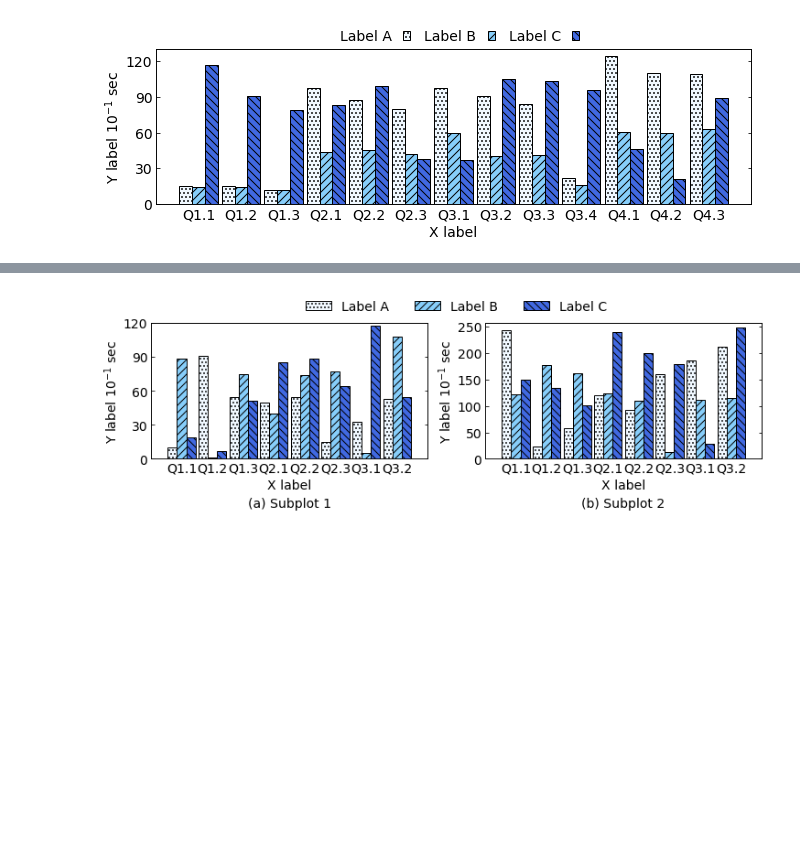
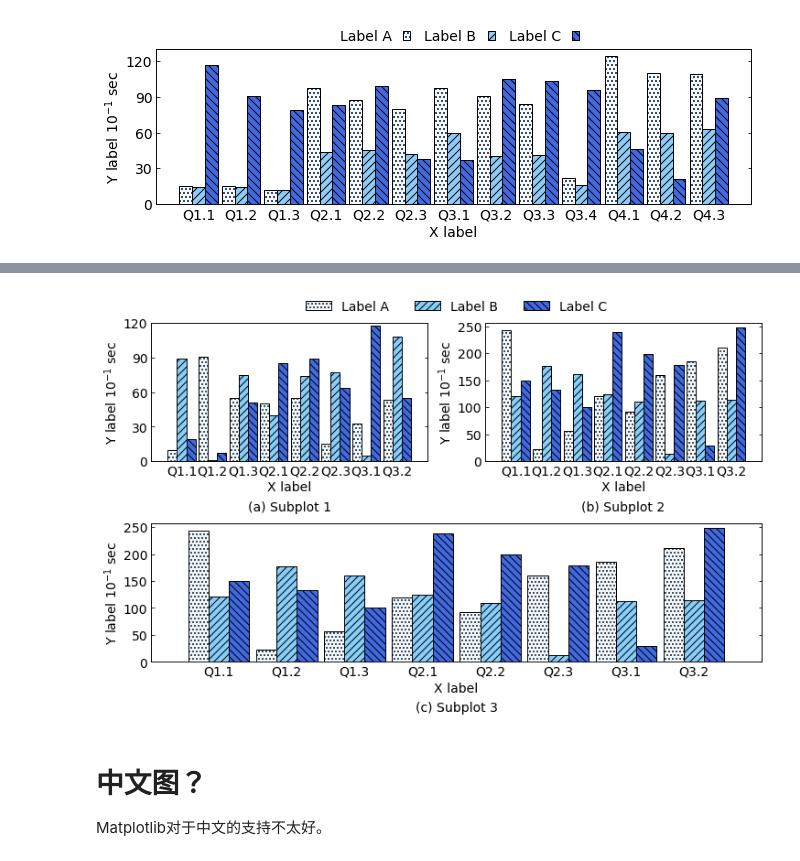
Before and after one commit to jiashu-z/how-to-plot, a Jupyter notebook: plotting-in-python.ipynb, the cells around one changed output, grey strips where cells are left out. Drawn from its saved outputs; the diff is of its cells as text; code cells hidden in the pictures; blank space fills up the shorter version.

Commit message:
add zh and modify subplot

```diff
--- a/plotting-in-python.ipynb
+++ b/plotting-in-python.ipynb
@@ -415,11 +415,11 @@ y5 = np.random.randint(0, 256, 8)
 x6 = np.arange(0, 8, 1)
 y6 = np.random.randint(0, 256, 8)
 # %%
-fig = plt.figure(figsize=[10, 3])
+fig = plt.figure(figsize=[10, 6])
 
 width = 0.3
 
-ax = fig.add_subplot(121)
+ax = fig.add_subplot(221)
 
 ax.bar(x1 - width, y1, width, label='Label A', hatch='...', color='aliceblue', edgecolor='black')
 ax.bar(x2, y2, width, label='Label B', hatch='///', color='lightskyblue', edgecolor='black')
@@ -436,38 +436,63 @@ ax.tick_params(axis='both', direction='in')
 ax.tick_params(axis='x', size=0)
 ax.set_title('(a) Subplot 1', y=-0.4, fontsize=14)
 
-
 ax2 = ax.twinx()
 ax2.set_ylim(0, 120)
 ax2.set_yticks([0, 30, 60, 90, 120], [''] * 5)
 ax2.tick_params(axis='y', direction='in')
 
-ax = fig.add_subplot(122)
+ax = fig.add_subplot(222)
 
-b4 = ax.bar(x4 - width, y4, width, label='Label A', hatch='...', color='aliceblue', edgecolor='black')
-b5 = ax.bar(x5, y5, width, label='Label B', hatch='///', color='lightskyblue', edgecolor='black')
-b6 = ax.bar(x6 + width, y6, width, label='Label C', hatch='\\\\\\', color='royalblue', edgecolor='black')
+ax.bar(x4 - width, y4, width, label='Label A', hatch='...', color='aliceblue', edgecolor='black')
+ax.bar(x5, y5, width, label='Label B', hatch='///', color='lightskyblue', edgecolor='black')
+ax.bar(x6 + width, y6, width, label='Label C', hatch='\\\\\\', color='royalblue', edgecolor='black')
 # ax.legend(fontsize=14, ncol=3, markerscale=0.8, markerfirst=False, frameon=False, handlelength=0.5, columnspacing=1,
 #           loc=[0.3, 1])
 ax.set_xlabel('X label', fontsize=14)
 ax.set_ylabel('Y label $10^{-1}$ sec', fontsize=14)
 ax.set_xticks(x1, x_labels, fontsize=14)
 ax.set_yticks([0, 50, 100, 150, 200, 250], ['0', '50', '100', '150', '200', '250'], fontsize=14)
 ax.set_xlim(-1, 8)
 ax.set_ylim(0, 256)
 ax.tick_params(axis='both', direction='in')
 ax.tick_params(axis='x', size=0)
 
 ax2 = ax.twinx()
 ax2.set_ylim(0, 256)
 ax2.set_yticks([0, 50, 100, 150, 200, 250], [''] * 6, fontsize=14)
 ax2.tick_params(axis='y', direction='in')
 ax.set_title('(b) Subplot 2', y=-0.4, fontsize=14)
 
+ax = fig.add_subplot(212)
+
+ax.bar(x4 - width, y4, width, label='Label A', hatch='...', color='aliceblue', edgecolor='black')
+ax.bar(x5, y5, width, label='Label B', hatch='///', color='lightskyblue', edgecolor='black')
+ax.bar(x6 + width, y6, width, label='Label C', hatch='\\\\\\', color='royalblue', edgecolor='black')
+# ax.legend(fontsize=14, ncol=3, markerscale=0.8, markerfirst=False, frameon=False, handlelength=0.5, columnspacing=1,
+#           loc=[0.3, 1])
+ax.set_xlabel('X label', fontsize=14)
+ax.set_ylabel('Y label $10^{-1}$ sec', fontsize=14)
+ax.set_xticks(x1, x_labels, fontsize=14)
+ax.set_yticks([0, 50, 100, 150, 200, 250], ['0', '50', '100', '150', '200', '250'], fontsize=14)
+ax.set_xlim(-1, 8)
+ax.set_ylim(0, 256)
+ax.tick_params(axis='both', direction='in')
+ax.tick_params(axis='x', size=0)
+
+ax2 = ax.twinx()
+ax2.set_ylim(0, 256)
+ax2.set_yticks([0, 50, 100, 150, 200, 250], [''] * 6, fontsize=14)
+ax2.tick_params(axis='y', direction='in')
+ax.set_title('(c) Subplot 3', y=-0.4, fontsize=14)
+
 handles, labels = ax.get_legend_handles_labels()
 fig.legend(handles, labels, fontsize=14, ncol=3, frameon=False, loc=[0, 0], bbox_to_anchor=[0.3, 1])
 
-fig.tight_layout(pad=0, h_pad=0, w_pad=1)
+fig.tight_layout(pad=0, h_pad=1, w_pad=1)
 # fig.savefig('fig/multi.pdf', transparent=True, bbox_inches='tight', pad_inches=0.1)
 # %% [output]
-[figure, old version]
+[figure, new version]
+# %% [markdown]
+# 中文图？
+
+Matplotlib对于中文的支持不太好。
```
Also changed, not shown: parts of 4 cells of this notebook.
